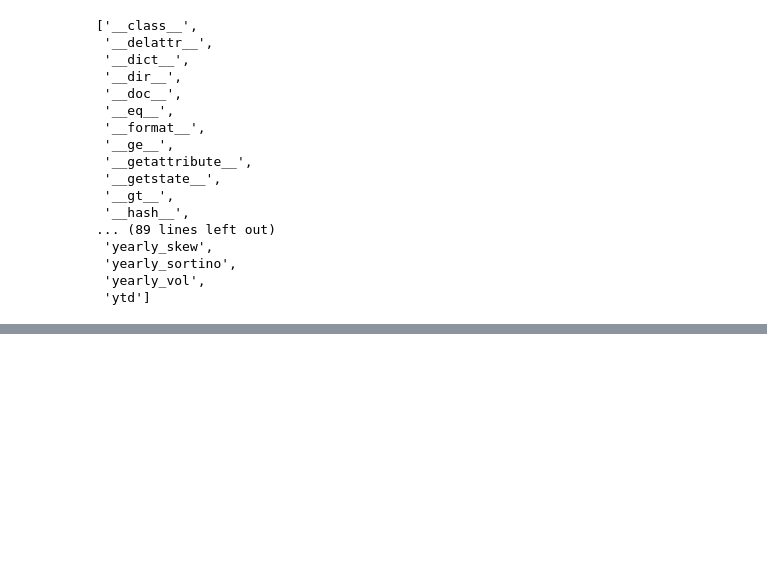
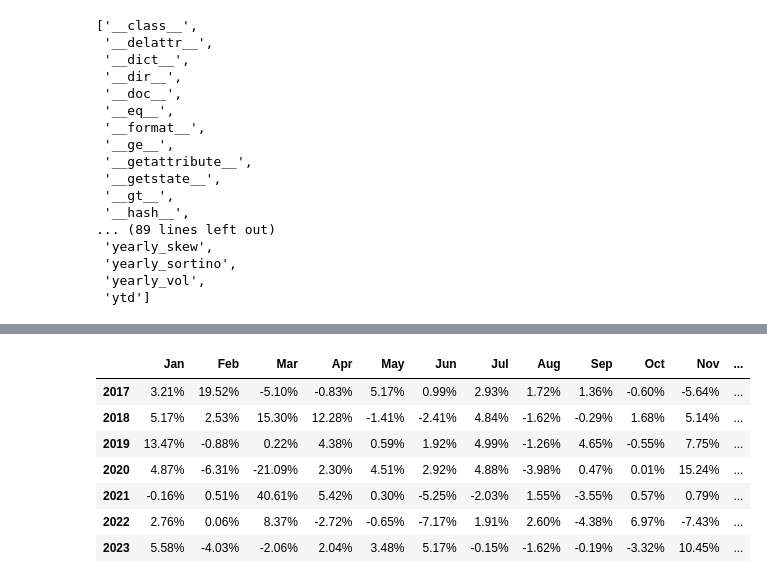
Before and after one commit to fea-dev-usp/quantamental-Dev_Wizards, a Jupyter notebook: backtesting/backtesting.ipynb, the cells around one changed output, grey strips where cells are left out. Saved outputs shown, nothing was run; the diff lists cells and outputs as text; code cells hidden in the pictures; blank space fills up the shorter version.

```diff
--- a/backtesting/backtesting.ipynb
+++ b/backtesting/backtesting.ipynb
@@ -355,0 +443,11 @@ dir(results['Indicador'])
+# %%
+results['Indicador'].return_table.map('{:.2%}'.format)
+# %% [output]
+|  | Jan | Feb | Mar | Apr | May | Jun | Jul | Aug | Sep | Oct | Nov | ... |
+| 2017 | 3.21% | 19.52% | -5.10% | -0.83% | 5.17% | 0.99% | 2.93% | 1.72% | 1.36% | -0.60% | -5.64% | ... |
+| 2018 | 5.17% | 2.53% | 15.30% | 12.28% | -1.41% | -2.41% | 4.84% | -1.62% | -0.29% | 1.68% | 5.14% | ... |
+| 2019 | 13.47% | -0.88% | 0.22% | 4.38% | 0.59% | 1.92% | 4.99% | -1.26% | 4.65% | -0.55% | 7.75% | ... |
+| 2020 | 4.87% | -6.31% | -21.09% | 2.30% | 4.51% | 2.92% | 4.88% | -3.98% | 0.47% | 0.01% | 15.24% | ... |
+| 2021 | -0.16% | 0.51% | 40.61% | 5.42% | 0.30% | -5.25% | -2.03% | 1.55% | -3.55% | 0.57% | 0.79% | ... |
+| 2022 | 2.76% | 0.06% | 8.37% | -2.72% | -0.65% | -7.17% | 1.91% | 2.60% | -4.38% | 6.97% | -7.43% | ... |
+| 2023 | 5.58% | -4.03% | -2.06% | 2.04% | 3.48% | 5.17% | -0.15% | -1.62% | -0.19% | -3.32% | 10.45% | ... |
```
Also changed, not shown: parts of 10 cells of this notebook, 3 other files.
